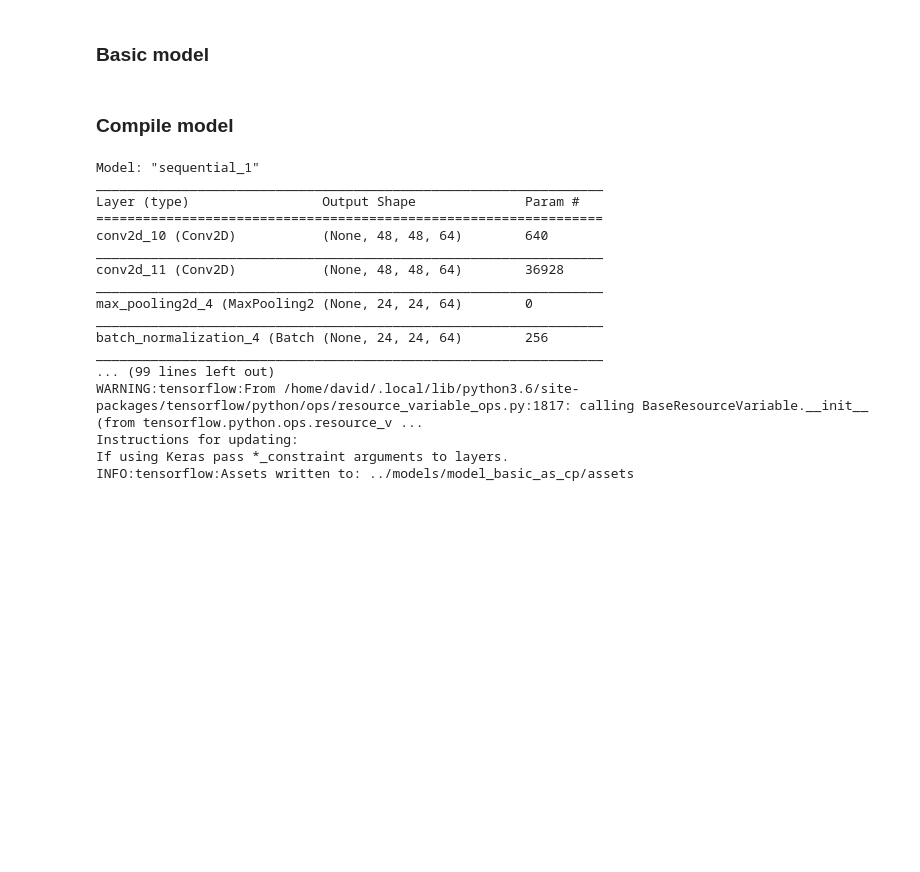
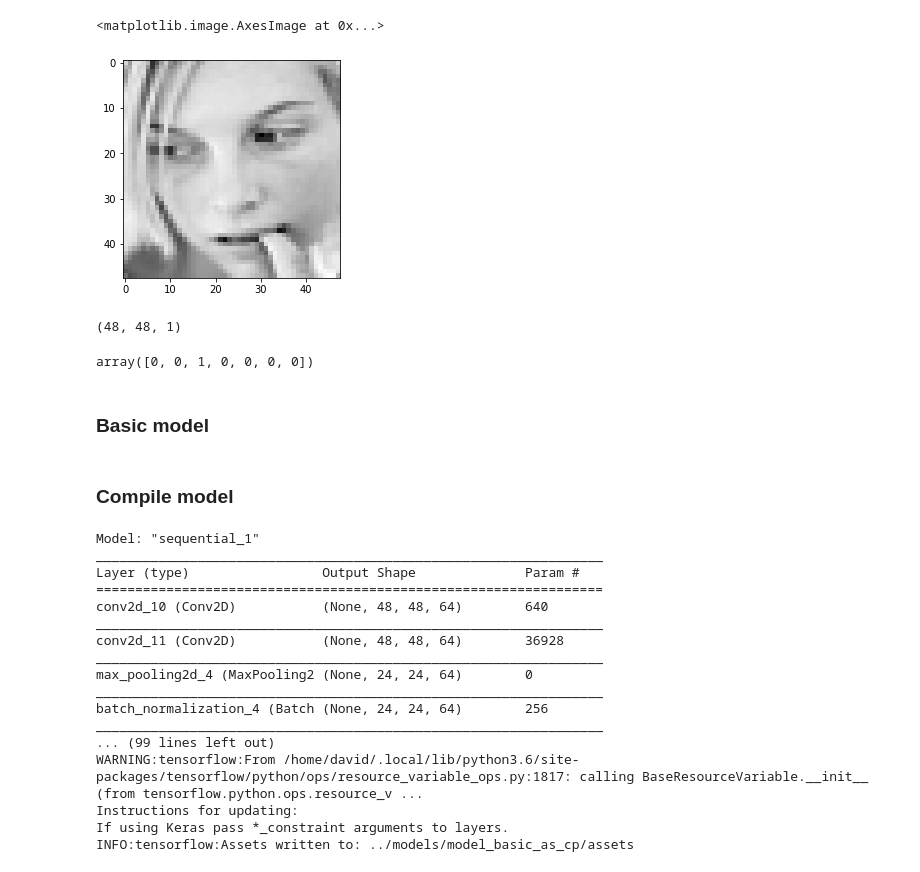
Before and after one commit to DavEst91/what-sup-buddy-project, a Jupyter notebook: src/CNN.ipynb, the cells around one changed output. Cells and saved outputs as stored; diff of their text form; code cells hidden in the pictures; blank space fills up the shorter version.

```diff
--- a/src/CNN.ipynb
+++ b/src/CNN.ipynb
@@ -18,6 +17,19 @@ X=data["pixels"]
 y=data.drop(columns=["pixels"])
 
 X_train,X_test,y_train,y_test=split_data(X,y)
+# %%
+plt.imshow(X_train[0].reshape((48,48)),cmap="gray")
+# %% [output]
+<matplotlib.image.AxesImage at 0x...>
+[figure, added]
+# %%
+print(X_train[0].shape)
+# %% [output]
+(48, 48, 1)
+# %%
+y_train[0]
+# %% [output]
+array([0, 0, 1, 0, 0, 0, 0])
 # %% [markdown]
 ### Basic model
 # %%
```
Also changed, not shown: parts of 3 cells of this notebook, 14 other files.
